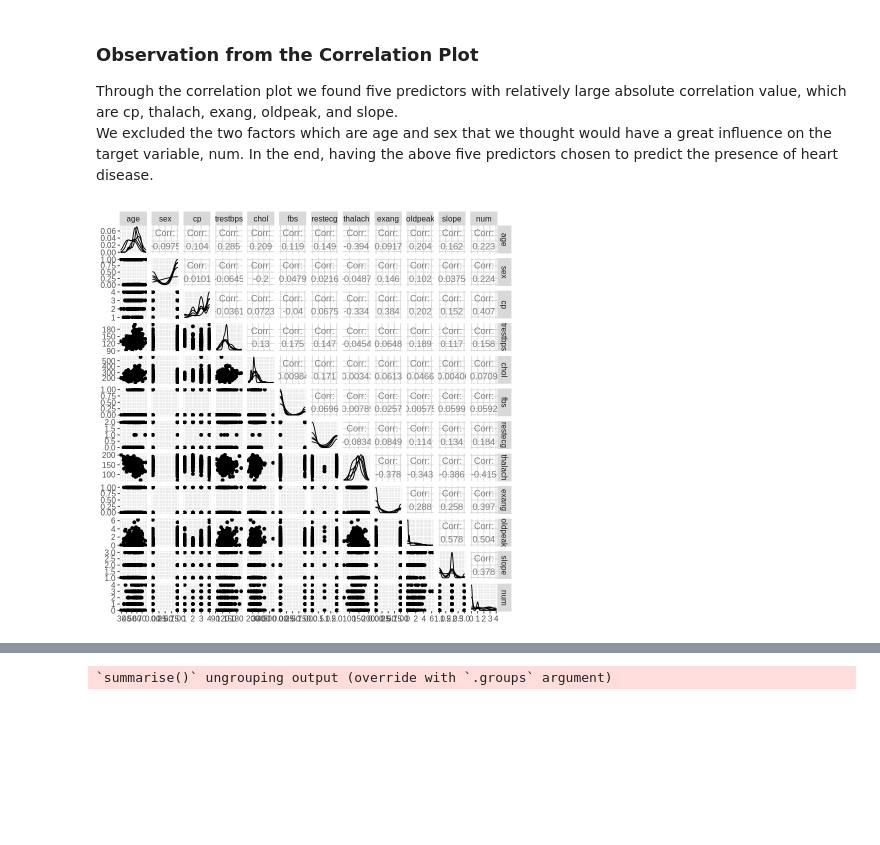
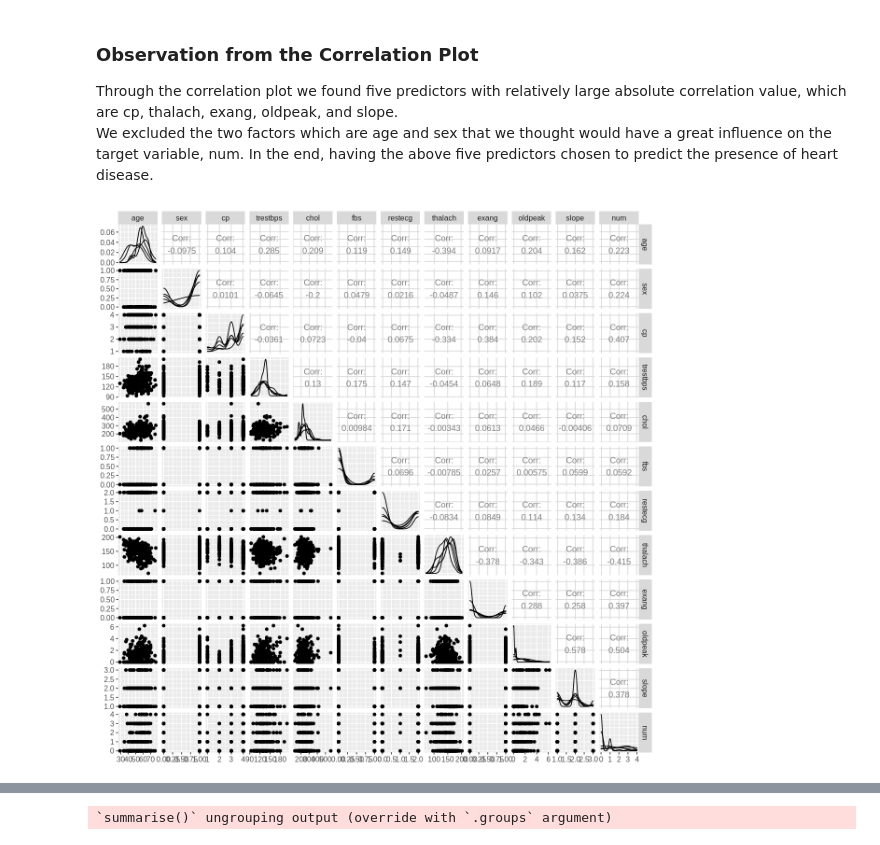
Before and after one commit to oliviahe0111/Heart-Disease-Data, a Jupyter notebook: heart_disease_data.ipynb, the cells around one changed output, grey strips where cells are left out. Cells and saved outputs as stored; diff of their text form; code cells hidden in the pictures; blank space fills up the shorter version.

```diff
--- a/heart_disease_data.ipynb
+++ b/heart_disease_data.ipynb
@@ -114,14 +98,15 @@ Value 1 > 50% Diameter narrowing
 ### Observation from the Correlation Plot
 Through the correlation plot we found five predictors with relatively large absolute correlation value, which are cp, thalach, exang, oldpeak, and slope.<br> We excluded the two factors which are age and sex that we thought would have a great influence on the target variable, num. In the end, having the above five predictors chosen to predict the presence of heart disease.
 # %%
+options(repr.plot.width = 10, repr.plot.height = 10)
 correlation_plot <- heart_disease_data %>%
                 select(-ca, -thal) %>%
                 ggpairs(heart_disease_data[1:12]) +
                 theme(text = element_text(size = 12))
 
 
 correlation_plot
 # %% [output]
-[figure, old version]
+[figure, new version]
 # %% [markdown]
 ### Some visualizations of the dataset
```
Also changed, not shown: parts of 46 cells of this notebook.
